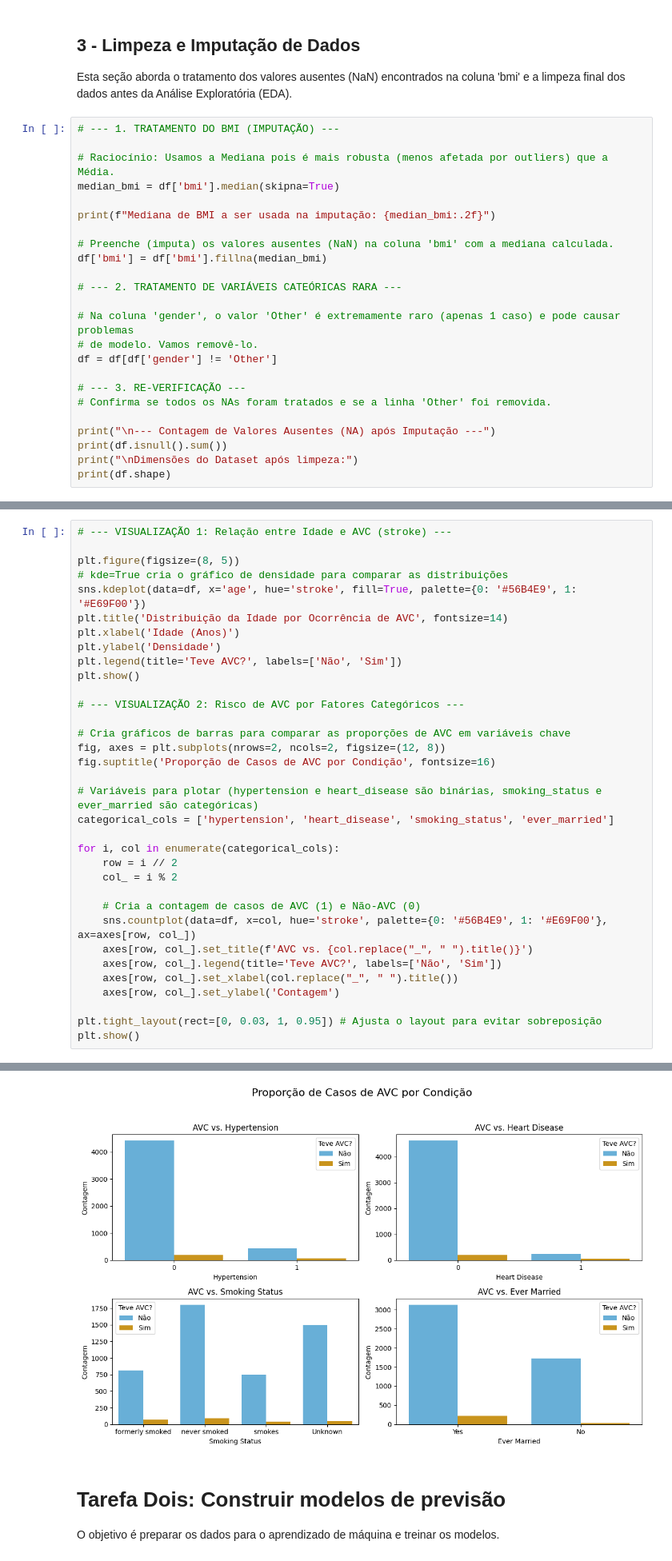
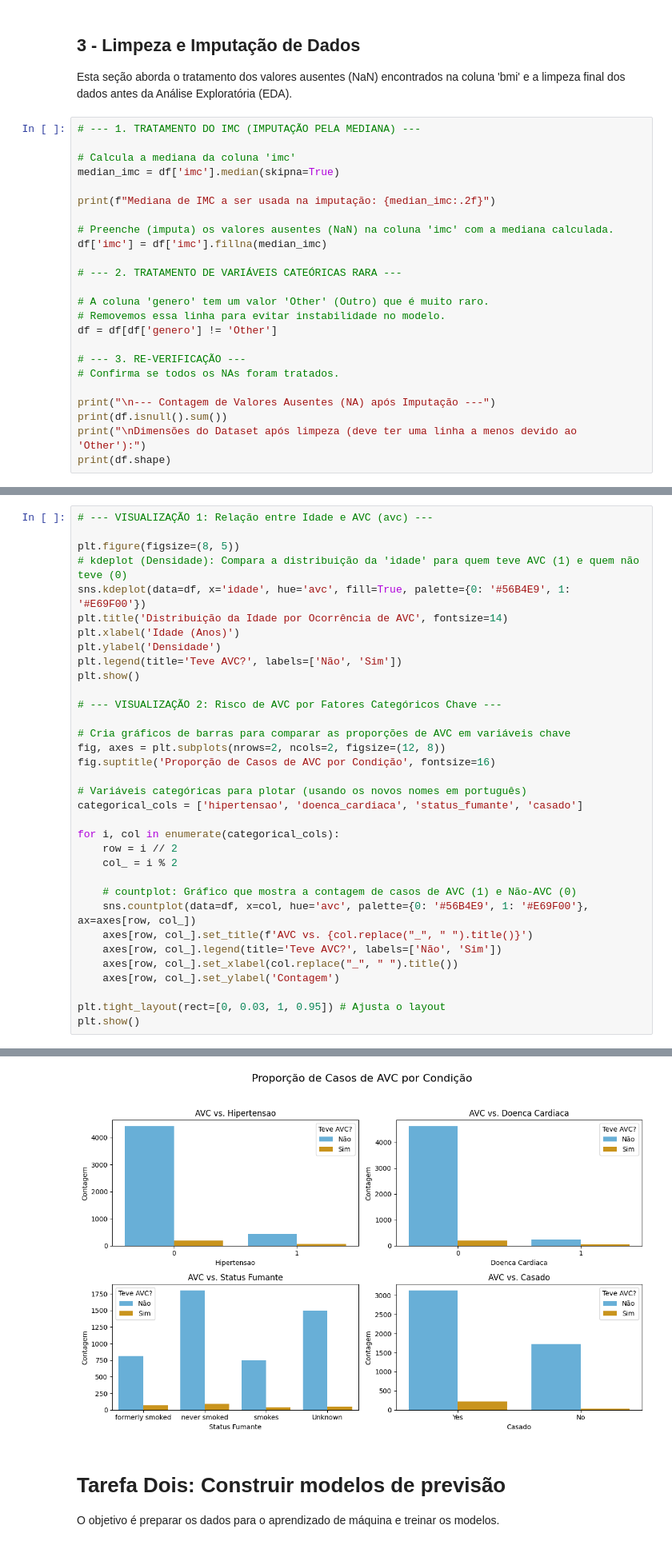
Before and after one commit to amaro-netto/analise_avc, a Jupyter notebook: scripts/stroke_prediction.ipynb, the cells around one changed output, grey strips where cells are left out. Shown: that part at 80% size. Saved outputs shown, nothing was run; the diff lists cells and outputs as text.

```diff
--- a/scripts/stroke_prediction.ipynb
+++ b/scripts/stroke_prediction.ipynb
@@ -86,27 +123,27 @@ dtype: int64
 ## 3 - Limpeza e Imputação de Dados
 Esta seção aborda o tratamento dos valores ausentes (NaN) encontrados na coluna 'bmi' e a limpeza final dos dados antes da Análise Exploratória (EDA).
 # %%
-# --- 1. TRATAMENTO DO BMI (IMPUTAÇÃO) ---
+# --- 1. TRATAMENTO DO IMC (IMPUTAÇÃO PELA MEDIANA) ---
 
-# Raciocínio: Usamos a Mediana pois é mais robusta (menos afetada por outliers) que a Média.
-median_bmi = df['bmi'].median(skipna=True)
+# Calcula a mediana da coluna 'imc'
+median_imc = df['imc'].median(skipna=True)
 
-print(f"Mediana de BMI a ser usada na imputação: {median_bmi:.2f}")
+print(f"Mediana de IMC a ser usada na imputação: {median_imc:.2f}")
 
-# Preenche (imputa) os valores ausentes (NaN) na coluna 'bmi' com a mediana calculada.
-df['bmi'] = df['bmi'].fillna(median_bmi)
+# Preenche (imputa) os valores ausentes (NaN) na coluna 'imc' com a mediana calculada.
+df['imc'] = df['imc'].fillna(median_imc)
 
 # --- 2. TRATAMENTO DE VARIÁVEIS CATEÓRICAS RARA ---
 
-# Na coluna 'gender', o valor 'Other' é extremamente raro (apenas 1 caso) e pode causar problemas
-# de modelo. Vamos removê-lo.
-df = df[df['gender'] != 'Other']
+# A coluna 'genero' tem um valor 'Other' (Outro) que é muito raro.
+# Removemos essa linha para evitar instabilidade no modelo.
+df = df[df['genero'] != 'Other']
 
 # --- 3. RE-VERIFICAÇÃO ---
-# Confirma se todos os NAs foram tratados e se a linha 'Other' foi removida.
+# Confirma se todos os NAs foram tratados.
 
 print("\n--- Contagem de Valores Ausentes (NA) após Imputação ---")
 print(df.isnull().sum())
-print("\nDimensões do Dataset após limpeza:")
+print("\nDimensões do Dataset após limpeza (deve ter uma linha a menos devido ao 'Other'):")
 print(df.shape)
 # %% [output]
@@ -133,41 +170,41 @@ Dimensões do Dataset após limpeza:
 A EDA visa identificar as características clínicas e/ou do paciente mais importantes na previsão de AVC, usando a variável alvo 'stroke'.
 # %%
-# --- VISUALIZAÇÃO 1: Relação entre Idade e AVC (stroke) ---
+# --- VISUALIZAÇÃO 1: Relação entre Idade e AVC (avc) ---
 
 plt.figure(figsize=(8, 5))
-# kde=True cria o gráfico de densidade para comparar as distribuições
-sns.kdeplot(data=df, x='age', hue='stroke', fill=True, palette={0: '#56B4E9', 1: '#E69F00'})
+# kdeplot (Densidade): Compara a distribuição da 'idade' para quem teve AVC (1) e quem não teve (0)
+sns.kdeplot(data=df, x='idade', hue='avc', fill=True, palette={0: '#56B4E9', 1: '#E69F00'})
 plt.title('Distribuição da Idade por Ocorrência de AVC', fontsize=14)
 plt.xlabel('Idade (Anos)')
 plt.ylabel('Densidade')
 plt.legend(title='Teve AVC?', labels=['Não', 'Sim'])
 plt.show()
 
-# --- VISUALIZAÇÃO 2: Risco de AVC por Fatores Categóricos ---
+# --- VISUALIZAÇÃO 2: Risco de AVC por Fatores Categóricos Chave ---
 
 # Cria gráficos de barras para comparar as proporções de AVC em variáveis chave
 fig, axes = plt.subplots(nrows=2, ncols=2, figsize=(12, 8))
 fig.suptitle('Proporção de Casos de AVC por Condição', fontsize=16)
 
-# Variáveis para plotar (hypertension e heart_disease são binárias, smoking_status e ever_married são categóricas)
-categorical_cols = ['hypertension', 'heart_disease', 'smoking_status', 'ever_married']
+# Variáveis categóricas para plotar (usando os novos nomes em português)
+categorical_cols = ['hipertensao', 'doenca_cardiaca', 'status_fumante', 'casado']
 
 for i, col in enumerate(categorical_cols):
     row = i // 2
     col_ = i % 2
 
-    # Cria a contagem de casos de AVC (1) e Não-AVC (0)
-    sns.countplot(data=df, x=col, hue='stroke', palette={0: '#56B4E9', 1: '#E69F00'}, ax=axes[row, col_])
+    # countplot: Gráfico que mostra a contagem de casos de AVC (1) e Não-AVC (0)
+    sns.countplot(data=df, x=col, hue='avc', palette={0: '#56B4E9', 1: '#E69F00'}, ax=axes[row, col_])
     axes[row, col_].set_title(f'AVC vs. {col.replace("_", " ").title()}')
     axes[row, col_].legend(title='Teve AVC?', labels=['Não', 'Sim'])
     axes[row, col_].set_xlabel(col.replace("_", " ").title())
     axes[row, col_].set_ylabel('Contagem')
 
-plt.tight_layout(rect=[0, 0.03, 1, 0.95]) # Ajusta o layout para evitar sobreposição
+plt.tight_layout(rect=[0, 0.03, 1, 0.95]) # Ajusta o layout
 plt.show()
 # %% [output]
 [figure]
-[figure, old version]
+[figure, new version]
 # %% [markdown]
 # Tarefa Dois: Construir modelos de previsão
 O objetivo é preparar os dados para o aprendizado de máquina e treinar os modelos.
```
Also changed, not shown: parts of 13 cells of this notebook, 2 other files.
